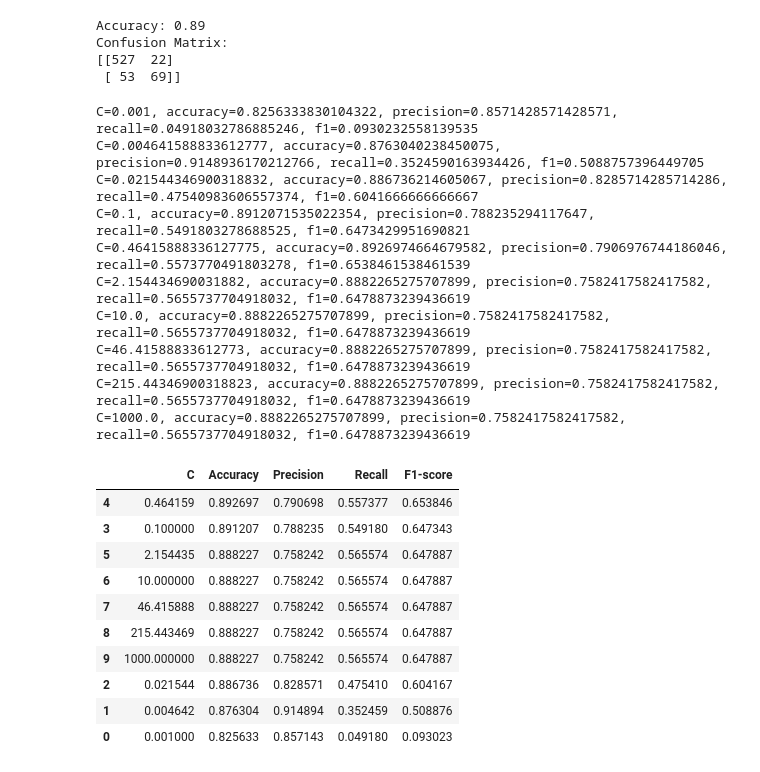
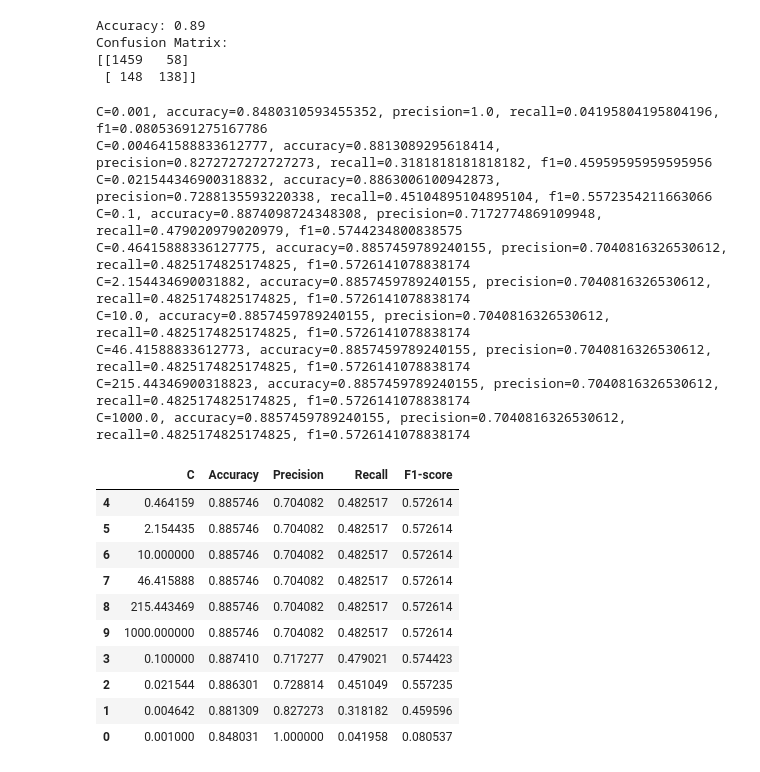
Before and after one commit to baroneleonardo/Predicting-Bank-Customers-Attrition, a Jupyter notebook: LogisticRegression.ipynb, the cells around one changed output. Drawn from its saved outputs; the diff is of its cells as text; code cells hidden in the pictures.

```diff
--- a/LogisticRegression.ipynb
+++ b/LogisticRegression.ipynb
@@ -19,0 +15,9 @@ data = data.drop(['CLIENTNUM'], axis = 1)
+# %%
+data = pd.read_csv("datass/dataset.csv")
+# Rimuovi le righe in base alle condizioni specificate
+# data = data[(data['Education_Level'] != 'Unknown') & (data['Income_Category'] != 'Unknown') & (data['Marital_Status'] != 'Unknown')]
+data = data[(data['Income_Category'] != 'Unknown')]
+
+data['Attrition_Flag'] = data.Attrition_Flag.map({'Attrited Customer': 1,
+                                               'Existing Customer': 0})
+data['Attrition_Flag'].value_counts(normalize=True)
@@ -20,13 +29,24 @@ data = data.drop(['CLIENTNUM'], axis = 1)
+# %%
+variables_to_keep = [
+    'Dependent_count',
+    'Total_Relationship_Count',
+    'Months_Inactive_12_mon',
+    'Contacts_Count_12_mon',
+    'Total_Trans_Ct',
+    'Avg_Utilization_Ratio',
+    'Gender',
+    'Income_Category'
+]
+data_subset = data.loc[:, variables_to_keep]
 # %%
-x = data.drop(['Attrition_Flag'], axis = 1)
+x = data_subset
 y = pd.DataFrame(data['Attrition_Flag'])
 
-categorical_columns = ['Gender', 'Education_Level', 'Marital_Status', 'Income_Category', 'Card_Category']
+categorical_columns = ['Gender', 'Income_Category']
+
 x_encoded = pd.get_dummies(x, columns=categorical_columns)
 # %%
-x_train, x_test, y_train, y_test = train_test_split(x_encoded, y, test_size=0.2, random_state=seed, shuffle=True)
-
-x_train, x_val, y_train, y_val = train_test_split(x_train, y_train, test_size=0.15, random_state=seed, shuffle=True)
+x_train, x_val, y_train, y_val = train_test_split(x_encoded, y, test_size=0.2, random_state=seed, shuffle=True)
 # %%
 clf = LogisticRegression()
 scaler = StandardScaler()
@@ -46,8 +66,8 @@ print(confusion)
 # %% [output]
 Accuracy: 0.89
 Confusion Matrix:
-[[527  22]
- [ 53  69]]
+[[1459   58]
+ [ 148  138]]
 # %%
 res = []
 
@@ -75,30 +95,30 @@ for C in np.logspace(start=-3, stop=3, num=10, base=10, endpoint=True):
         'F1-score': f1
     })
 # %% [output]
-C=0.001, accuracy=0.8256333830104322, precision=0.8571428571428571, recall=0.04918032786885246, f1=0.0930232558139535
-C=0.004641588833612777, accuracy=0.8763040238450075, precision=0.9148936170212766, recall=0.3524590163934426, f1=0.5088757396449705
-C=0.021544346900318832, accuracy=0.886736214605067, precision=0.8285714285714286, recall=0.47540983606557374, f1=0.6041666666666667
-C=0.1, accuracy=0.8912071535022354, precision=0.788235294117647, recall=0.5491803278688525, f1=0.6473429951690821
-C=0.46415888336127775, accuracy=0.8926974664679582, precision=0.7906976744186046, recall=0.5573770491803278, f1=0.6538461538461539
-C=2.154434690031882, accuracy=0.8882265275707899, precision=0.7582417582417582, recall=0.5655737704918032, f1=0.6478873239436619
-C=10.0, accuracy=0.8882265275707899, precision=0.7582417582417582, recall=0.5655737704918032, f1=0.6478873239436619
-C=46.41588833612773, accuracy=0.8882265275707899, precision=0.7582417582417582, recall=0.5655737704918032, f1=0.6478873239436619
-C=215.44346900318823, accuracy=0.8882265275707899, precision=0.7582417582417582, recall=0.5655737704918032, f1=0.6478873239436619
-C=1000.0, accuracy=0.8882265275707899, precision=0.7582417582417582, recall=0.5655737704918032, f1=0.6478873239436619
+C=0.001, accuracy=0.8480310593455352, precision=1.0, recall=0.04195804195804196, f1=0.08053691275167786
+C=0.004641588833612777, accuracy=0.8813089295618414, precision=0.8272727272727273, recall=0.3181818181818182, f1=0.45959595959595956
+C=0.021544346900318832, accuracy=0.8863006100942873, precision=0.7288135593220338, recall=0.45104895104895104, f1=0.5572354211663066
+C=0.1, accuracy=0.8874098724348308, precision=0.7172774869109948, recall=0.479020979020979, f1=0.5744234800838575
+C=0.46415888336127775, accuracy=0.8857459789240155, precision=0.7040816326530612, recall=0.4825174825174825, f1=0.5726141078838174
+C=2.154434690031882, accuracy=0.8857459789240155, precision=0.7040816326530612, recall=0.4825174825174825, f1=0.5726141078838174
+C=10.0, accuracy=0.8857459789240155, precision=0.7040816326530612, recall=0.4825174825174825, f1=0.5726141078838174
+C=46.41588833612773, accuracy=0.8857459789240155, precision=0.7040816326530612, recall=0.4825174825174825, f1=0.5726141078838174
+C=215.44346900318823, accuracy=0.8857459789240155, precision=0.7040816326530612, recall=0.4825174825174825, f1=0.5726141078838174
+C=1000.0, accuracy=0.8857459789240155, precision=0.7040816326530612, recall=0.4825174825174825, f1=0.5726141078838174
 # %%
 res_df = pd.DataFrame(res)
-sorted_df = res_df.sort_values('Accuracy', ascending=False)
+sorted_df = res_df.sort_values('Recall', ascending=False)
 sorted_df
 # %% [output]
 |  | C | Accuracy | Precision | Recall | F1-score |
-| 4 | 0.464159 | 0.892697 | 0.790698 | 0.557377 | 0.653846 |
-| 3 | 0.100000 | 0.891207 | 0.788235 | 0.549180 | 0.647343 |
-| 5 | 2.154435 | 0.888227 | 0.758242 | 0.565574 | 0.647887 |
-| 6 | 10.000000 | 0.888227 | 0.758242 | 0.565574 | 0.647887 |
-| 7 | 46.415888 | 0.888227 | 0.758242 | 0.565574 | 0.647887 |
-| 8 | 215.443469 | 0.888227 | 0.758242 | 0.565574 | 0.647887 |
-| 9 | 1000.000000 | 0.888227 | 0.758242 | 0.565574 | 0.647887 |
-| 2 | 0.021544 | 0.886736 | 0.828571 | 0.475410 | 0.604167 |
-| 1 | 0.004642 | 0.876304 | 0.914894 | 0.352459 | 0.508876 |
-| 0 | 0.001000 | 0.825633 | 0.857143 | 0.049180 | 0.093023 |
+| 4 | 0.464159 | 0.885746 | 0.704082 | 0.482517 | 0.572614 |
+| 5 | 2.154435 | 0.885746 | 0.704082 | 0.482517 | 0.572614 |
+| 6 | 10.000000 | 0.885746 | 0.704082 | 0.482517 | 0.572614 |
+| 7 | 46.415888 | 0.885746 | 0.704082 | 0.482517 | 0.572614 |
+| 8 | 215.443469 | 0.885746 | 0.704082 | 0.482517 | 0.572614 |
+| 9 | 1000.000000 | 0.885746 | 0.704082 | 0.482517 | 0.572614 |
+| 3 | 0.100000 | 0.887410 | 0.717277 | 0.479021 | 0.574423 |
+| 2 | 0.021544 | 0.886301 | 0.728814 | 0.451049 | 0.557235 |
+| 1 | 0.004642 | 0.881309 | 0.827273 | 0.318182 | 0.459596 |
+| 0 | 0.001000 | 0.848031 | 1.000000 | 0.041958 | 0.080537 |
 # %%
```
Also changed, not shown: parts of 12 cells of this notebook, 9 other files.
